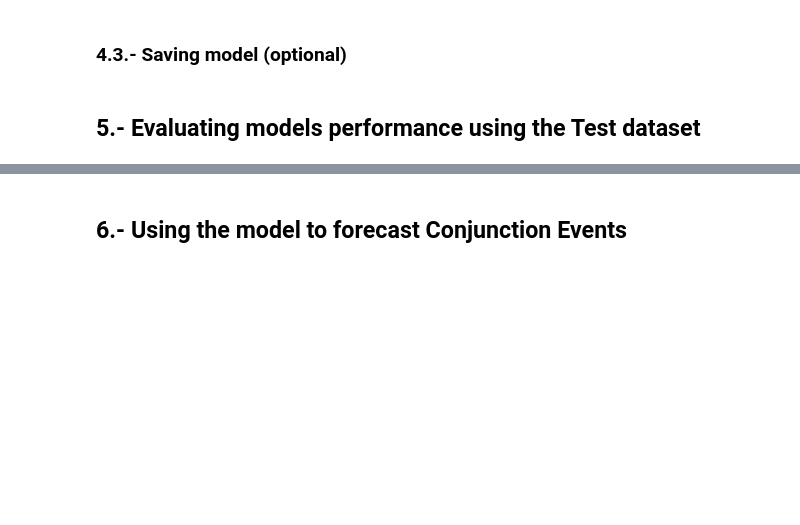
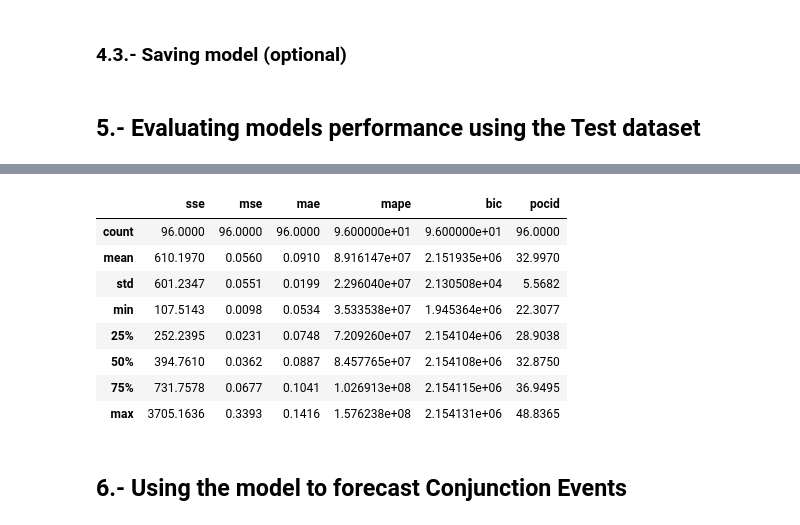
Before and after one commit to JJavierRosales/scapy, a Jupyter notebook: notebooks/users/01_get_started_cef.ipynb, the cells around one changed output, grey strips where cells are left out. Drawn from its saved outputs; the diff is of its cells as text; code cells hidden in the pictures; blank space fills up the shorter version.

```diff
--- a/notebooks/users/01_get_started_cef.ipynb
+++ b/notebooks/users/01_get_started_cef.ipynb
@@ -273,9 +359,16 @@ test_results = model.test(event_set = events_test,    # List of events for test
 # %%
-# Display test performance scores
-display(test_results)
-
-# Display statistics from test performance scores
+# Display performance scores statistics from the test dataset
 display(test_results.describe().round(decimals=4))
+# %% [output]
+|  | sse | mse | mae | mape | bic | pocid |
+| count | 96.0000 | 96.0000 | 96.0000 | 9.600000e+01 | 9.600000e+01 | 96.0000 |
+| mean | 610.1970 | 0.0560 | 0.0910 | 8.916147e+07 | 2.151935e+06 | 32.9970 |
+| std | 601.2347 | 0.0551 | 0.0199 | 2.296040e+07 | 2.130508e+04 | 5.5682 |
+| min | 107.5143 | 0.0098 | 0.0534 | 3.533538e+07 | 1.945364e+06 | 22.3077 |
+| 25% | 252.2395 | 0.0231 | 0.0748 | 7.209260e+07 | 2.154104e+06 | 28.9038 |
+| 50% | 394.7610 | 0.0362 | 0.0887 | 8.457765e+07 | 2.154108e+06 | 32.8750 |
+| 75% | 731.7578 | 0.0677 | 0.1041 | 1.026913e+08 | 2.154115e+06 | 36.9495 |
+| max | 3705.1636 | 0.3393 | 0.1416 | 1.576238e+08 | 2.154131e+06 | 48.8365 |
 # %%
 # Save test results in a CSV file.
 folderpath = os.path.join('.', 'results')
```
Also changed, not shown: parts of 16 cells of this notebook, 1 other file.
